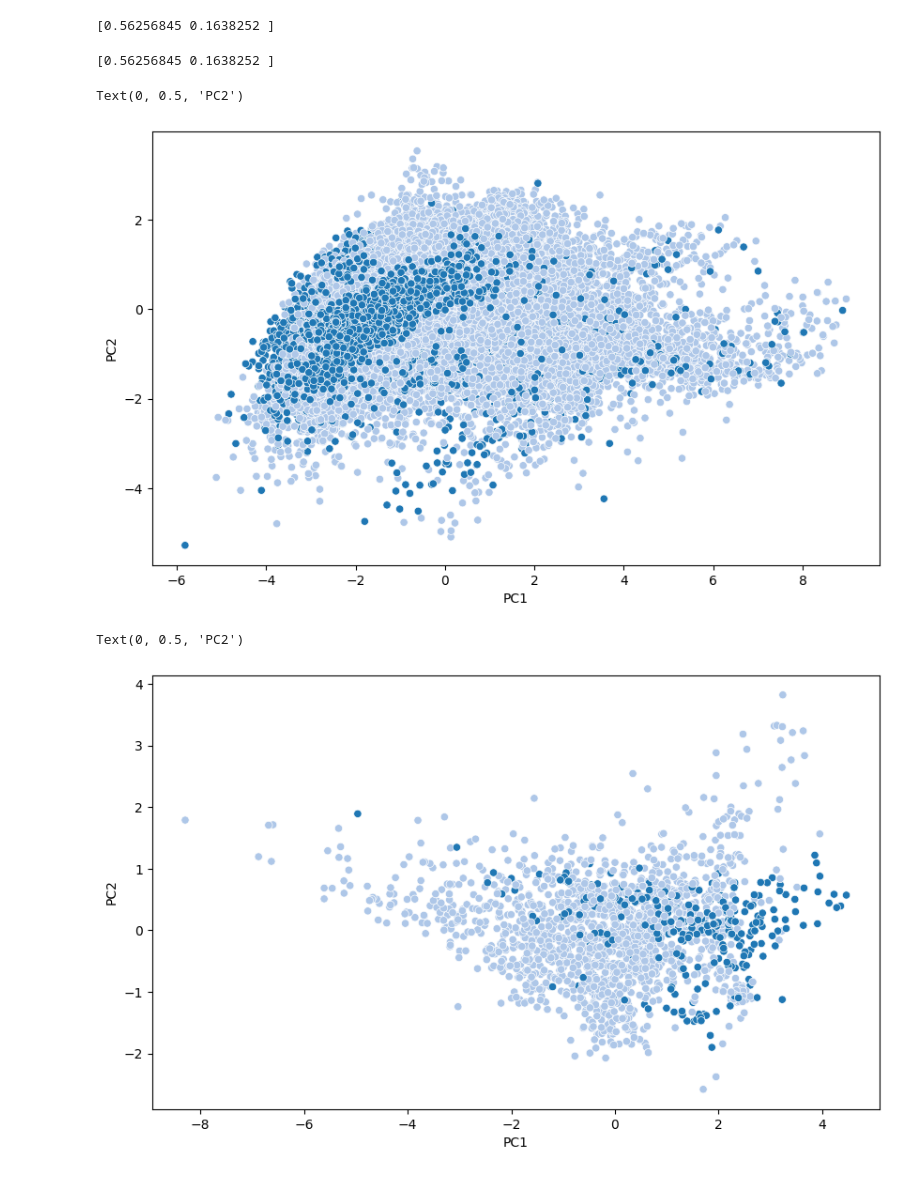
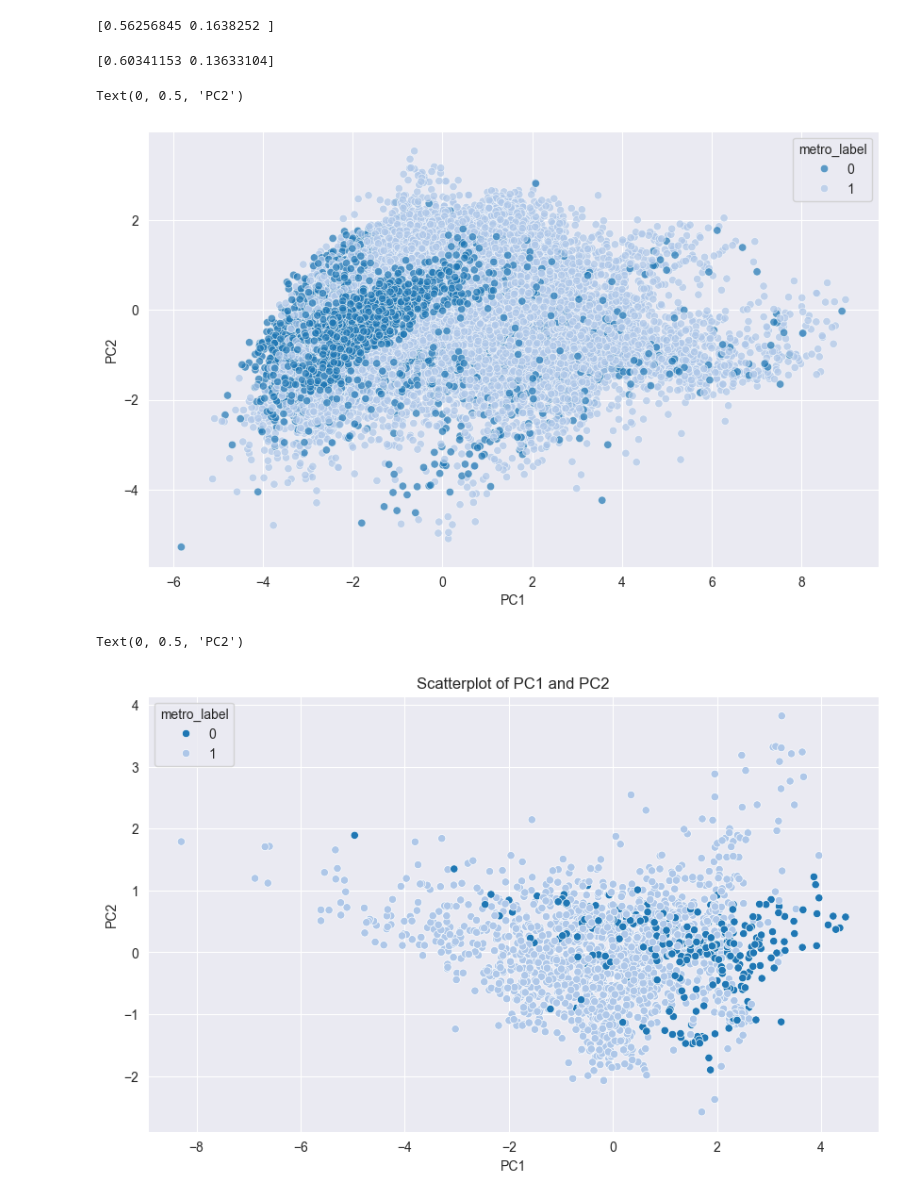
Before and after one commit to rorygardner/cyber_squadron, a Jupyter notebook: rory/pca.ipynb, the cells around one changed output. Drawn from its saved outputs; the diff is of its cells as text; code cells hidden in the pictures.

Commit message:
edits to plots/pca

```diff
--- a/rory/pca.ipynb
+++ b/rory/pca.ipynb
@@ -83,9 +93,9 @@ monthly_result = pca_m.fit_transform(monthly_scaled)
 
 monthly['PC1'] = monthly_result[:,0]
 monthly['PC2'] = monthly_result[:,1]
-print(pca.explained_variance_ratio_)
+print(pca_m.explained_variance_ratio_)
 # %% [output]
-[0.56256845 0.1638252 ]
+[0.60341153 0.13633104]
 # %%
 # visualize
 plt.figure(figsize=(10, 6))
@@ -93,29 +103,33 @@ sns.scatterplot(
     x='PC1', y='PC2',
     hue='metro_label',
     data=mobility,
+    alpha=0.7,
     palette='tab20',
-    legend=False
+    legend=True
 )
 plt.xlabel("PC1")
 plt.ylabel("PC2")
 # %% [output]
 Text(0, 0.5, 'PC2')
-[figure, old version]
+[figure, new version]
 # %%
 # visualize
 plt.figure(figsize=(10, 6))
+sns.set_style(style="darkgrid")
 sns.scatterplot(
     x='PC1', y='PC2',
     hue='metro_label',
     data=monthly,
     palette='tab20',
-    legend=False
+    legend=True
 )
+plt.title("Scatterplot of PC1 and PC2")
+
 plt.xlabel("PC1")
 plt.ylabel("PC2")
 # %% [output]
 Text(0, 0.5, 'PC2')
-[figure, old version]
+[figure, new version]
 # %%
 monthly['year_month_dt'] = monthly['year_month'].dt.to_timestamp()
 
```
Also changed, not shown: parts of 8 cells of this notebook, 2 other files.
